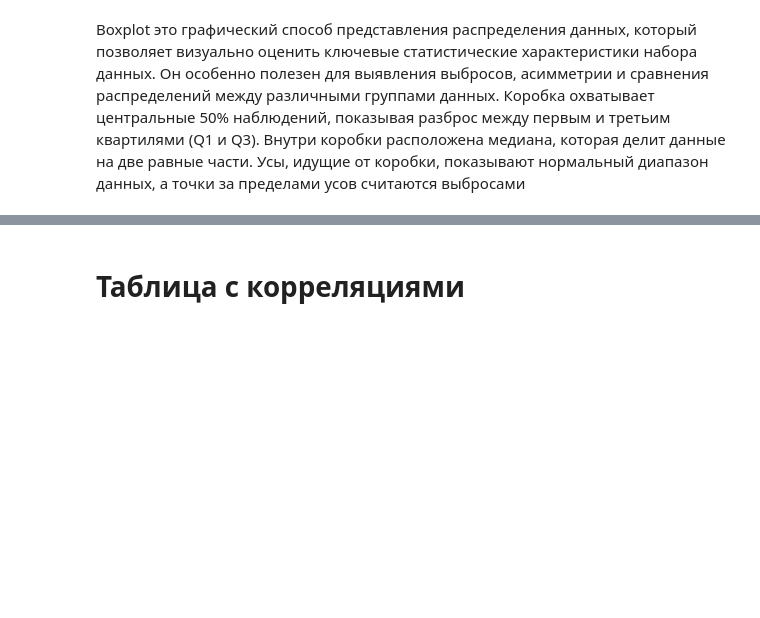
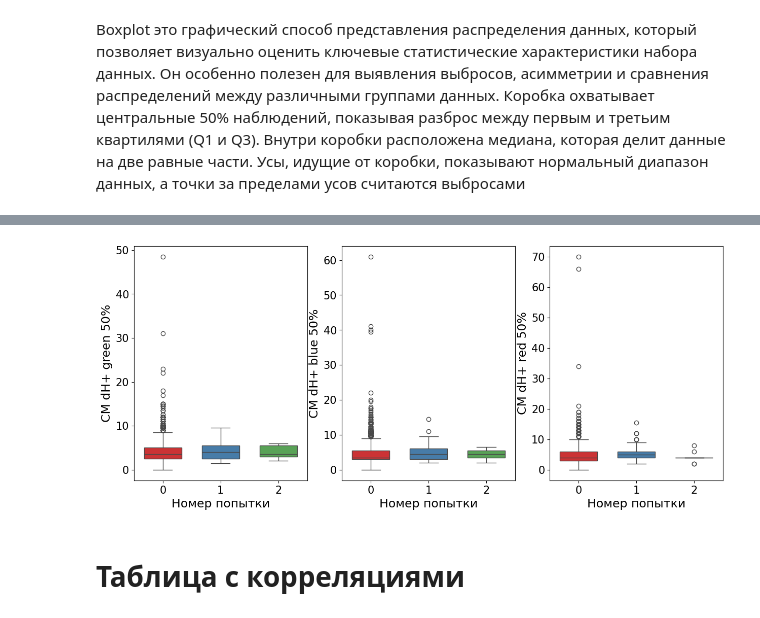
Before and after one commit to CaktusJohn/Computerized-campimetry-test-analysis, a Jupyter notebook: Attempt_analysis_and_correlations.ipynb, the cells around one changed output, grey strips where cells are left out. Cells and saved outputs as stored; diff of their text form; code cells hidden in the pictures; blank space fills up the shorter version.

```diff
--- a/Attempt_analysis_and_correlations.ipynb
+++ b/Attempt_analysis_and_correlations.ipynb
@@ -79,3 +81,8 @@ build_boxplots(data)
+# %%
+data = data.drop(columns = "CM_dH+_50%")
+build_boxplots(data)
+# %% [output]
+[figure, added]
 # %% [markdown]
 # Таблица с корреляциями
 # %%
```
Also changed, not shown: parts of 6 cells of this notebook, 2 other files.
